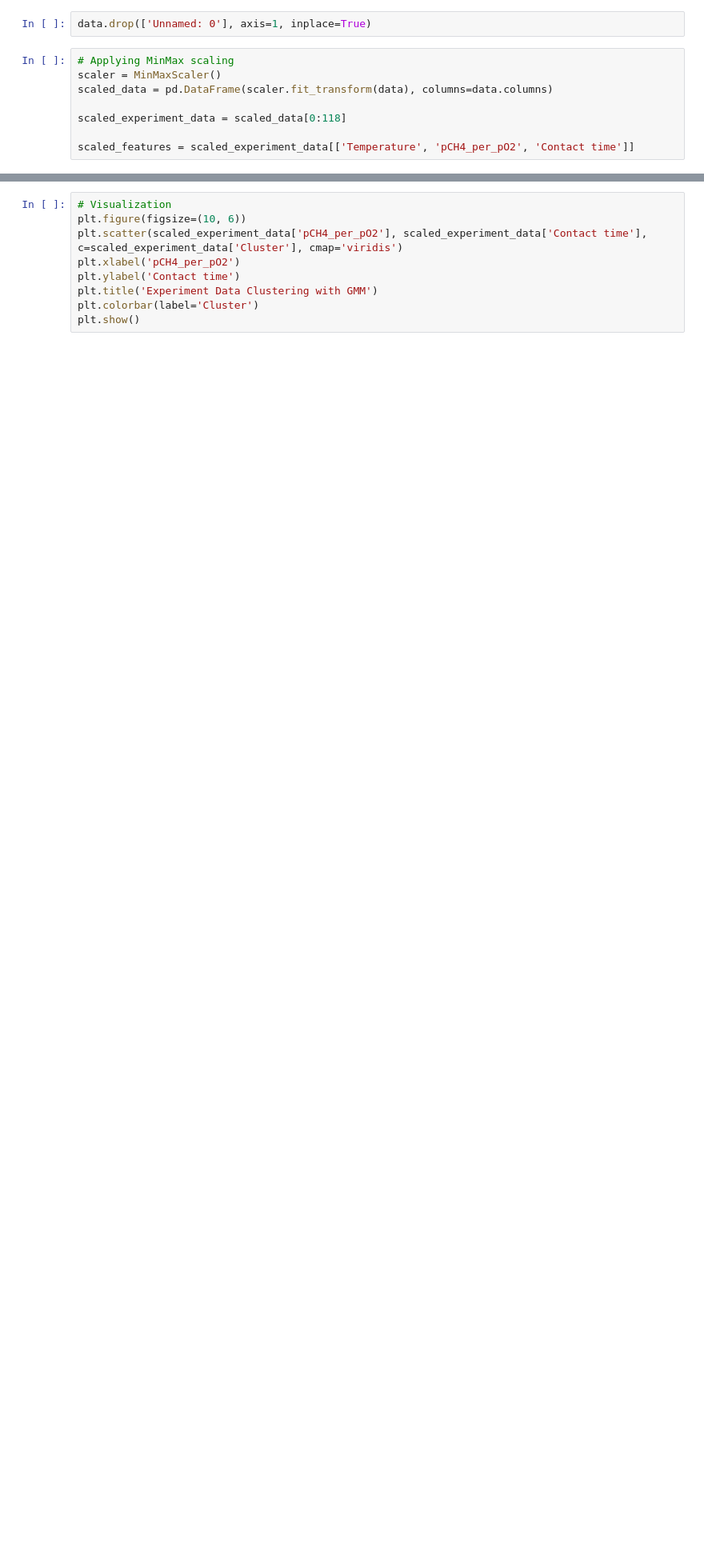
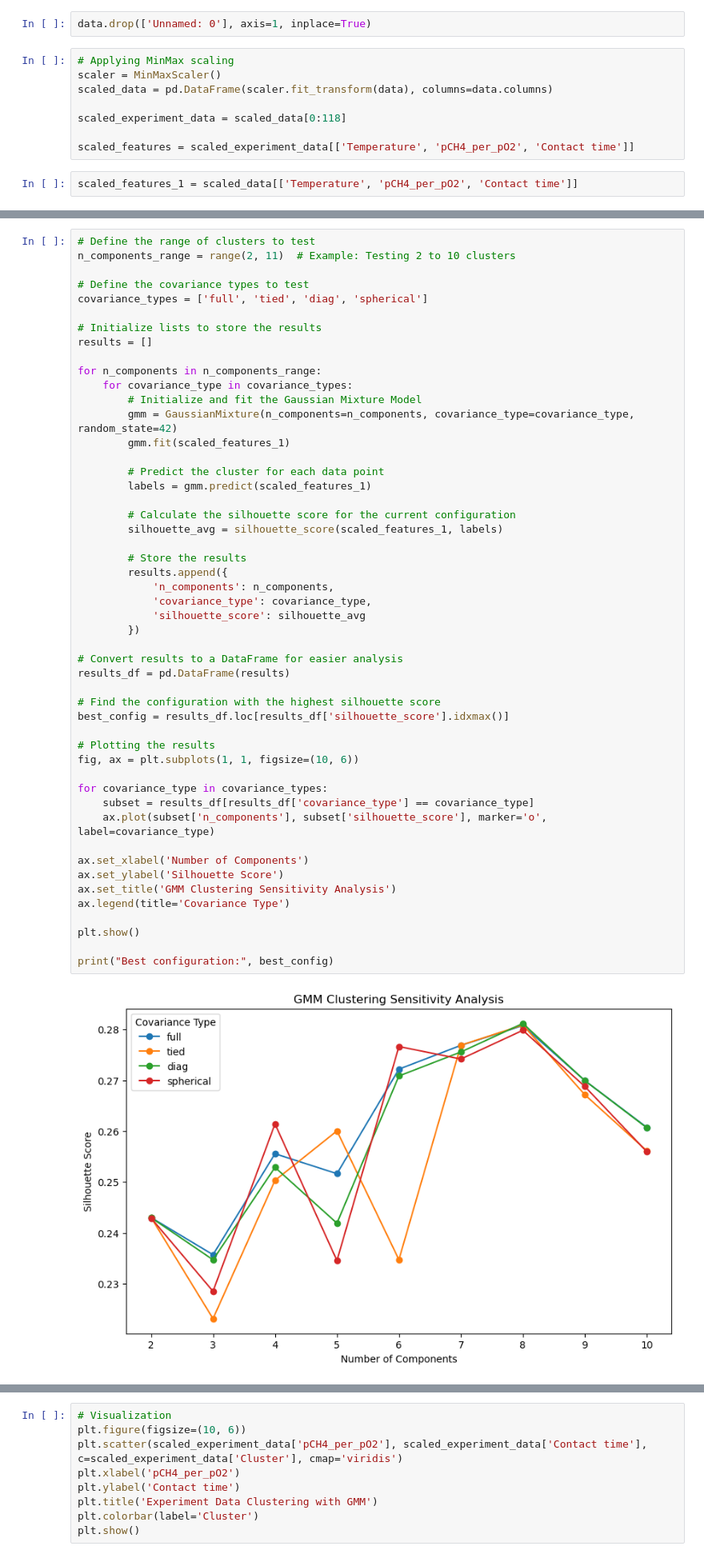
Before and after one commit to jsjong98/Catalyst-AI, a Jupyter notebook: New Code/Data_split.ipynb, the cells around one changed output, grey strips where cells are left out. Shown at 80% size. Drawn from its saved outputs; the diff is of its cells as text; blank space fills up the shorter version.

```diff
--- a/New Code/Data_split.ipynb
+++ b/New Code/Data_split.ipynb
@@ -15,6 +15,8 @@ scaled_data = pd.DataFrame(scaler.fit_transform(data), columns=data.columns)
 scaled_experiment_data = scaled_data[0:118]
 
 scaled_features = scaled_experiment_data[['Temperature', 'pCH4_per_pO2', 'Contact time']]
+# %%
+scaled_features_1 = scaled_data[['Temperature', 'pCH4_per_pO2', 'Contact time']]
 # %%
 from sklearn.mixture import GaussianMixture
 from sklearn.metrics import silhouette_score
@@ -80,0 +100,52 @@ Name: 13, dtype: object
+# %%
+# Define the range of clusters to test
+n_components_range = range(2, 11)  # Example: Testing 2 to 10 clusters
+
+# Define the covariance types to test
+covariance_types = ['full', 'tied', 'diag', 'spherical']
+
+# Initialize lists to store the results
+results = []
+
+for n_components in n_components_range:
+    for covariance_type in covariance_types:
+        # Initialize and fit the Gaussian Mixture Model
+        gmm = GaussianMixture(n_components=n_components, covariance_type=covariance_type, random_state=42)
+        gmm.fit(scaled_features_1)
+
+        # Predict the cluster for each data point
+        labels = gmm.predict(scaled_features_1)
+
+        # Calculate the silhouette score for the current configuration
+        silhouette_avg = silhouette_score(scaled_features_1, labels)
+
+        # Store the results
+        results.append({
+            'n_components': n_components,
+            'covariance_type': covariance_type,
+            'silhouette_score': silhouette_avg
+        })
+
+# Convert results to a DataFrame for easier analysis
+results_df = pd.DataFrame(results)
+
+# Find the configuration with the highest silhouette score
+best_config = results_df.loc[results_df['silhouette_score'].idxmax()]
+
+# Plotting the results
+fig, ax = plt.subplots(1, 1, figsize=(10, 6))
+
+for covariance_type in covariance_types:
+    subset = results_df[results_df['covariance_type'] == covariance_type]
+    ax.plot(subset['n_components'], subset['silhouette_score'], marker='o', label=covariance_type)
+
+ax.set_xlabel('Number of Components')
+ax.set_ylabel('Silhouette Score')
+ax.set_title('GMM Clustering Sensitivity Analysis')
+ax.legend(title='Covariance Type')
+
+plt.show()
+
+print("Best configuration:", best_config)
+# %% [output]
+[figure, added]
```
Also changed, not shown: parts of 23 cells of this notebook, 5 other files.
